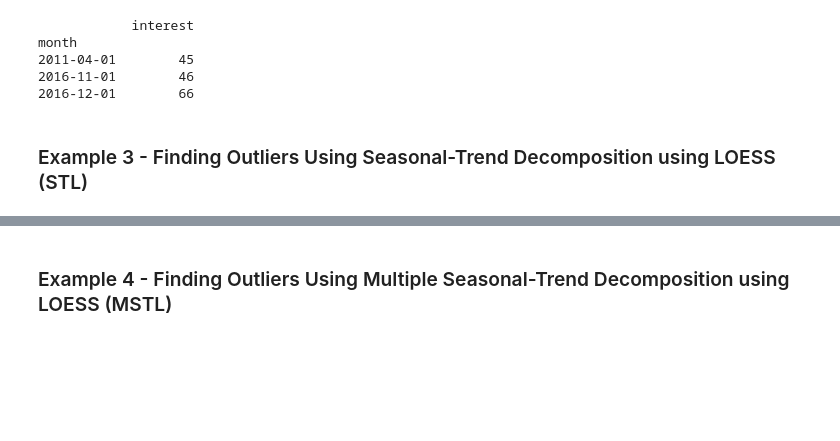
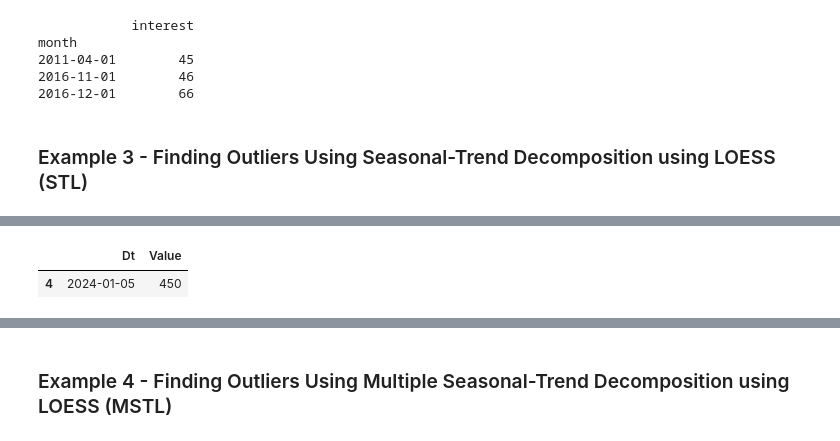
Before and after one commit to aseemanand/pycatcher, a Jupyter notebook: notebooks/Example Notebook.ipynb, the cells around one changed output, grey strips where cells are left out. Drawn from its saved outputs; the diff is of its cells as text; code cells hidden in the pictures; blank space fills up the shorter version.

```diff
--- a/notebooks/Example Notebook.ipynb
+++ b/notebooks/Example Notebook.ipynb
@@ -331,3 +335,14 @@ pc.detect_outliers_stl(df_tsa)
 |  | date | passengers |
 | 0 | 2020-02-17 | 2494922 |
 | 1 | 2020-04-11 | 119155 |
+# %%
+# Less than 2 years of data
+
+df = {
+        'Dt': ['2024-01-01', '2024-01-02', '2024-01-03', '2024-01-04', '2024-01-05'],
+        'Value': [100, 120, 140, 250, 450]
+}
+
+df = pd.DataFrame(df)
+pc.detect_outliers_stl(df)
+# %% [output]
@@ -334,3 +358,5 @@ pc.detect_outliers_stl(df_tsa)
+|  | Dt | Value |
+| 4 | 2024-01-05 | 450 |
 # %%
 build_stl_outliers_plot(df_tsa)
 # %% [output]
```
Also changed, not shown: parts of 25 cells of this notebook, 5 other files.
